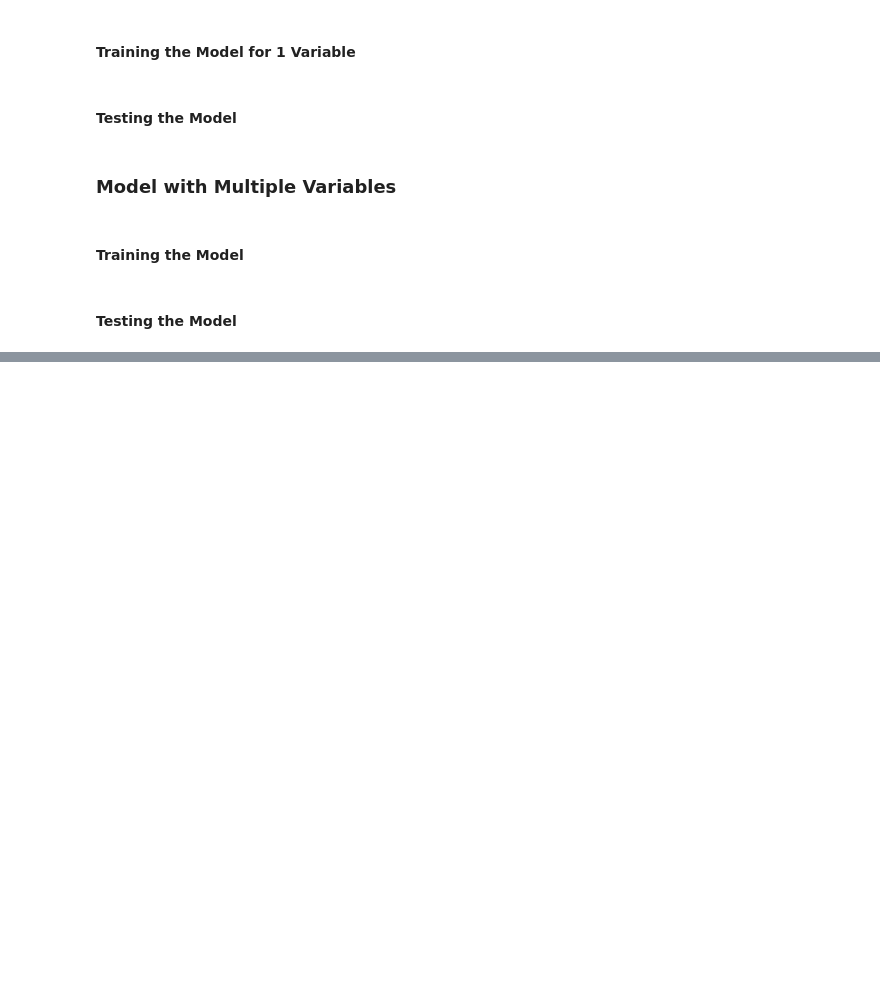
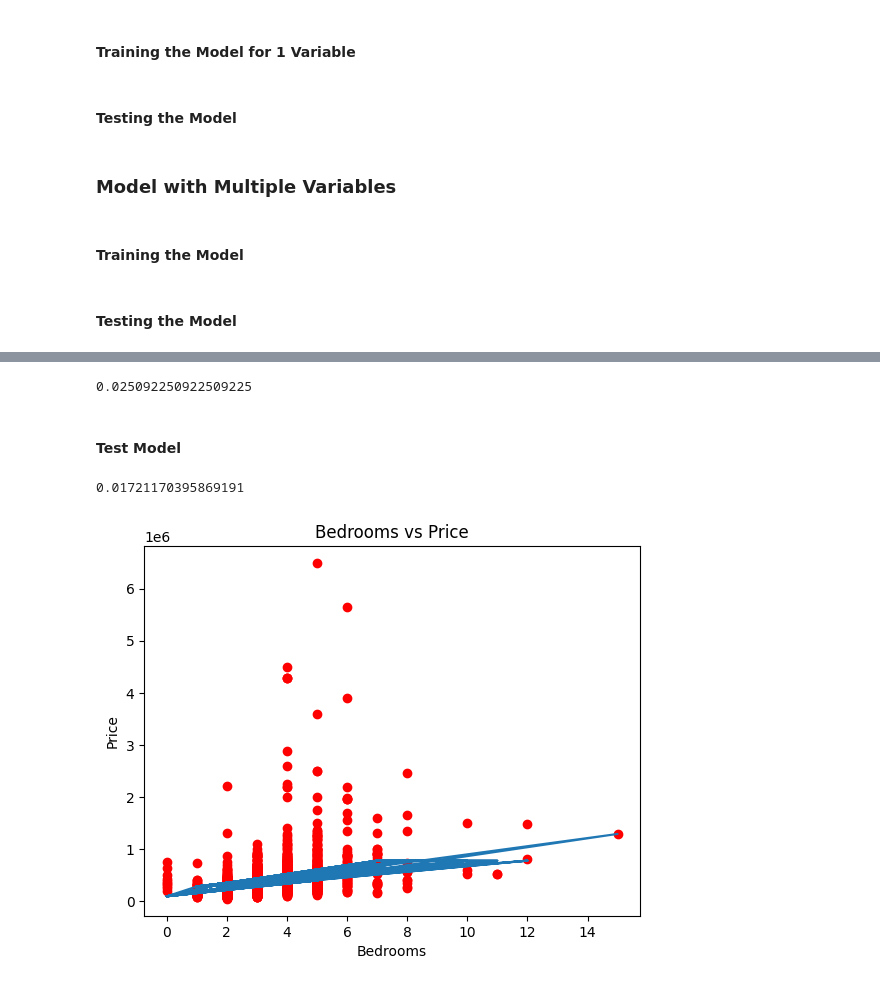
Before and after one commit to JonathanRabbi/Data_Analysis_Immo, a Jupyter notebook: Regression/Model_Building.ipynb, the cells around one changed output, grey strips where cells are left out. Cells and saved outputs as stored; diff of their text form; code cells hidden in the pictures; blank space fills up the shorter version.

```diff
--- a/Regression/Model_Building.ipynb
+++ b/Regression/Model_Building.ipynb
@@ -72,0 +90,15 @@ model.score(X_test,y_test)
+# %%
+X= df_1['Bedrooms']
+X= np.array(X).reshape(-1, 1)
+y= df_1['Price']
+# %%
+from sklearn.model_selection import train_test_split
+
+X_train, X_test, y_train, y_test = train_test_split(X,y,test_size=0.3,random_state=0)
+# %%
+from sklearn.linear_model import LogisticRegression
+
+lr= LogisticRegression()
+# %%
+model_1=lr.fit(X_train,y_train)
+model_1
@@ -72,0 +114,23 @@ model.score(X_test,y_test)
+# %%
+model_1.score(X_train,y_train)
+# %% [output]
+0.025092250922509225
+# %% [markdown]
+#### Test Model
+# %%
+X_test=X_test.reshape(-1,1)
+
+y_pred=model_1.predict(X_test)
+
+model_1.score(X_test,y_test)
+# %% [output]
+0.01721170395869191
+# %%
+plt.plot(X_train, model_1.predict(X_train))
+plt.scatter(X_train,y_train, color = 'red')
+plt.title('Bedrooms vs Price')
+plt.xlabel('Bedrooms')
+plt.ylabel('Price')
+plt.show()
+# %% [output]
+[figure, added]
```
Also changed, not shown: parts of 8 cells of this notebook.
